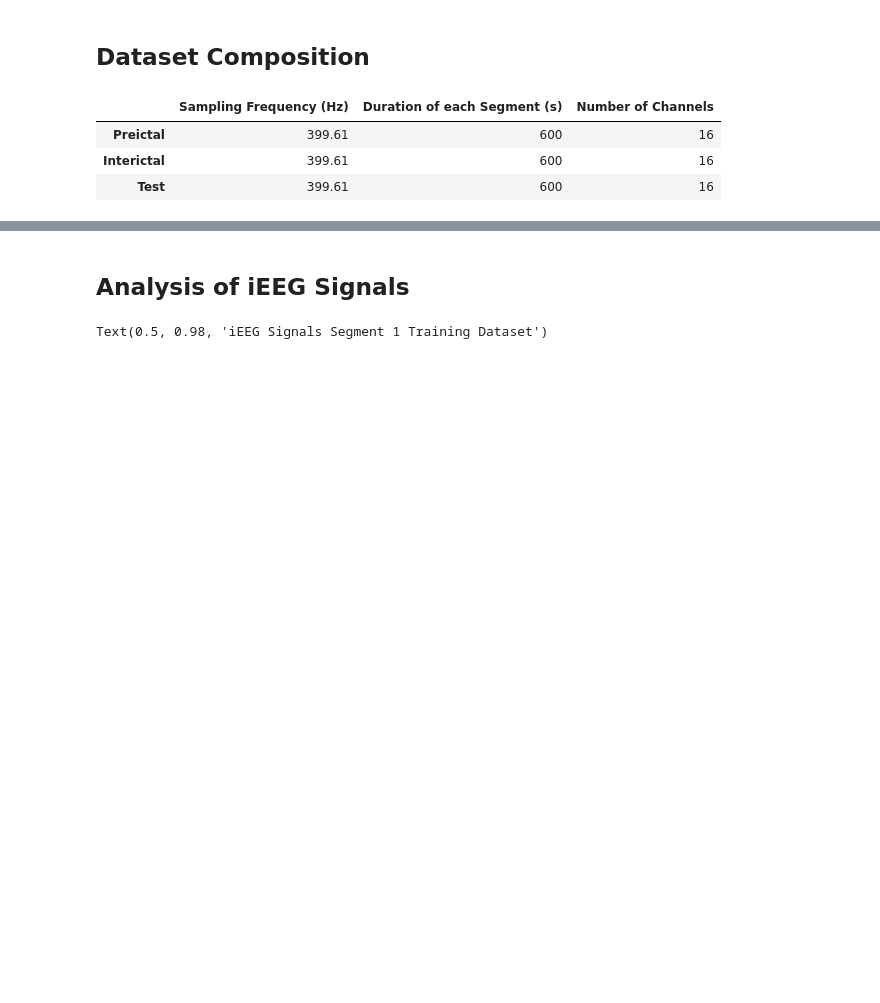
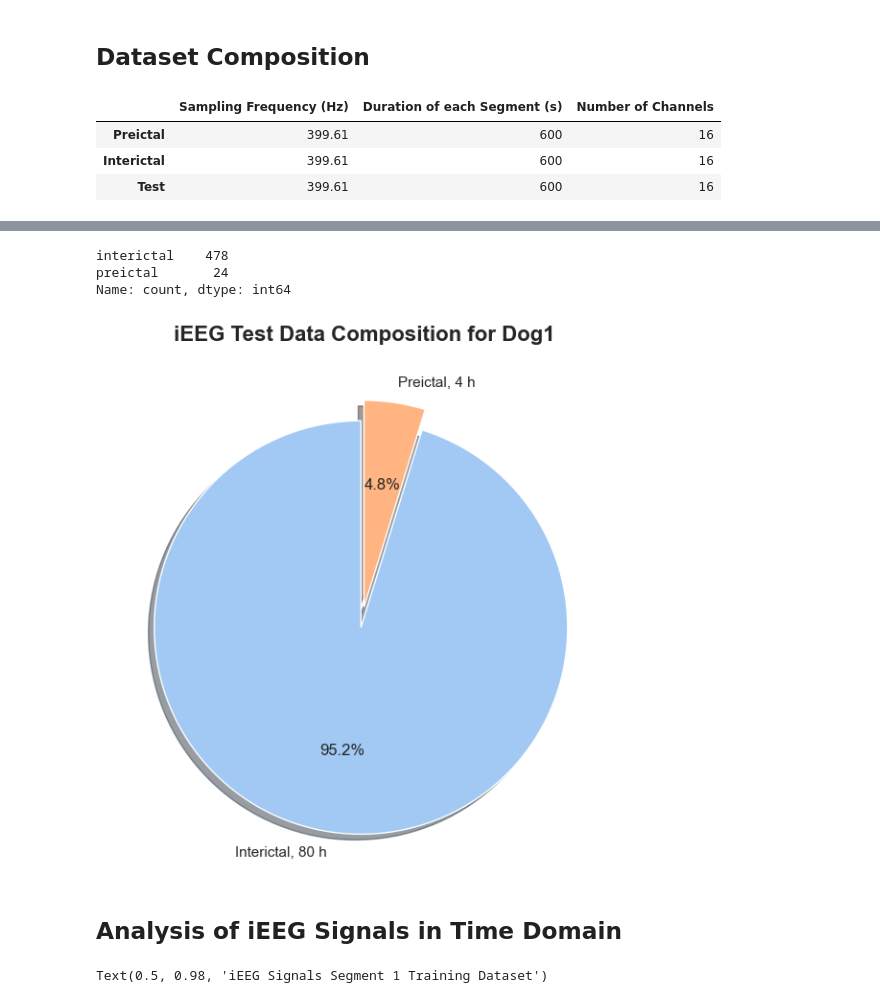
Before and after one commit to LucasVon0645/SeizureSen, a Jupyter notebook: notebooks/exploratory_data_analysis.ipynb, the cells around one changed output, grey strips where cells are left out. Drawn from its saved outputs; the diff is of its cells as text; code cells hidden in the pictures; blank space fills up the shorter version.

```diff
--- a/notebooks/exploratory_data_analysis.ipynb
+++ b/notebooks/exploratory_data_analysis.ipynb
@@ -28,6 +40,8 @@ Loaded data for 1 dog(s)
 interictal_training = data_extractor.data["interictal"]
 preictal_training = data_extractor.data["preictal"]
 test_data = data_extractor.data["test"]
+# %%
+test_labels = [label for segment, label in data_extractor.test_labels.items() if "Dog_1" in segment]
 # %% [markdown]
 ## Dataset Composition
 # %%
@@ -92,5 +106,48 @@ plt.show()
+# %%
+test_segment_duration = test_data[0]["data_length"]
+
+test_labels_s = pd.Series(test_labels)
+
+test_set_composition_s = test_labels_s.value_counts()
+test_set_composition_s.index = ["interictal", "preictal"]
+test_set_composition_s
+# %% [output]
+interictal    478
+preictal       24
+Name: count, dtype: int64
+# %%
+times_test_set_s = test_set_composition_s * test_segment_duration / 3600
+
+[total_time_test_interictal, total_time_test_preictal] = times_test_set_s.tolist()
+
+# Data for the pie chart
+labels = ['Interictal', 'Preictal']
+times_test_set = [total_time_test_interictal, total_time_test_preictal]
+
+# Combine labels with percentages and times in hours
+label_with_details = [
+    f"{label}, {time:.0f} h"
+    for label, time in zip(labels, times_test_set)
+]
+
+# Plot the pie chart
+plt.figure(figsize=(7, 7))
+plt.pie(
+    times_test_set,
+    labels=label_with_details,
+    autopct='%1.1f%%',
+    startangle=90,
+    colors=sns.color_palette("pastel")[:len(labels)],  # Use Seaborn pastel palette
+    explode=(0.1, 0),  # Slightly separate the preictal sector
+    shadow=True
+)
+
+plt.title('iEEG Test Data Composition for Dog1', fontsize=16, weight='bold')
+plt.show()
+# %% [output]
+[figure, added]
 # %% [markdown]
-## Analysis of iEEG Signals
+## Analysis of iEEG Signals in Time Domain
 # %%
 [preictal_color, interictal_color] = sns.color_palette("pastel")[:len(labels)]
 # %%
```
Also changed, not shown: parts of 29 cells of this notebook, 1 other file.
